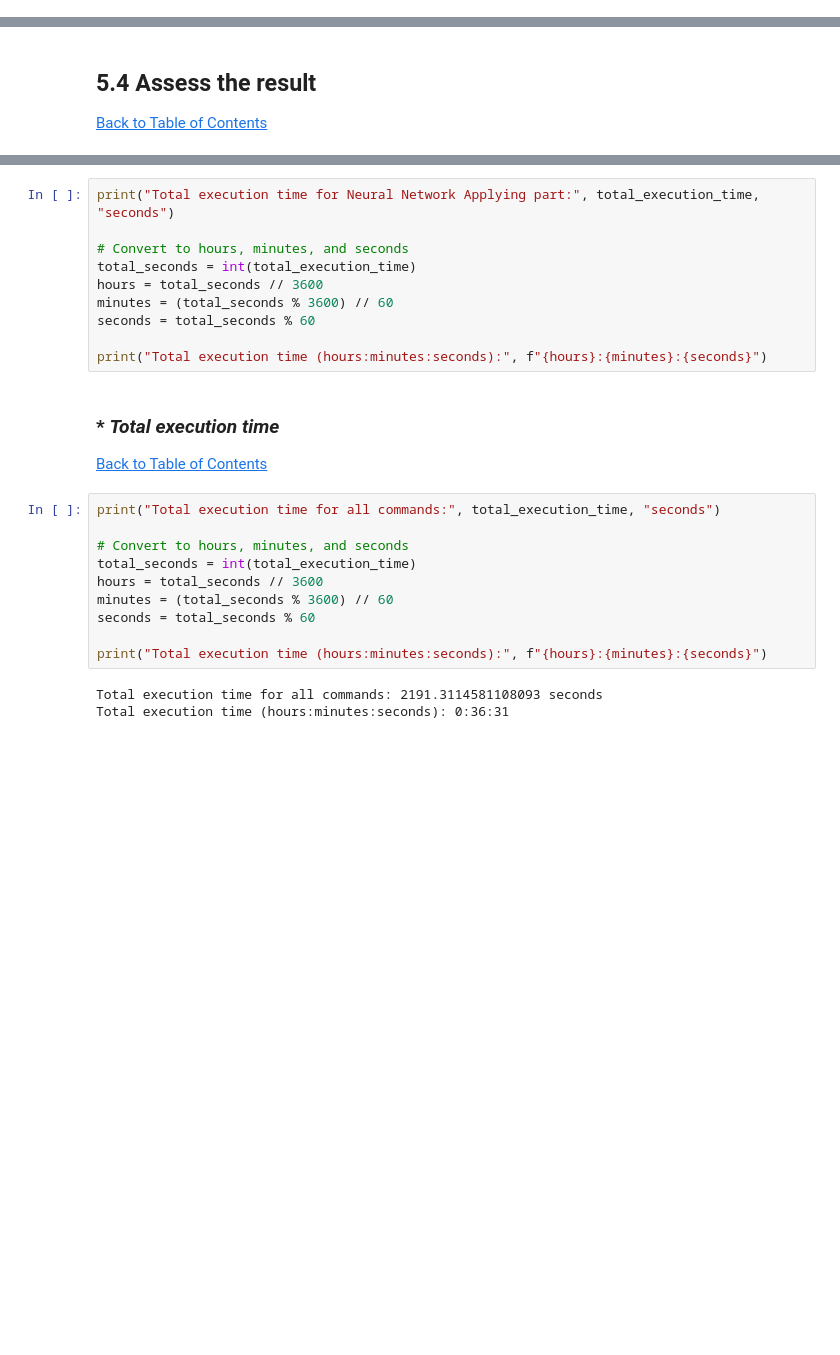
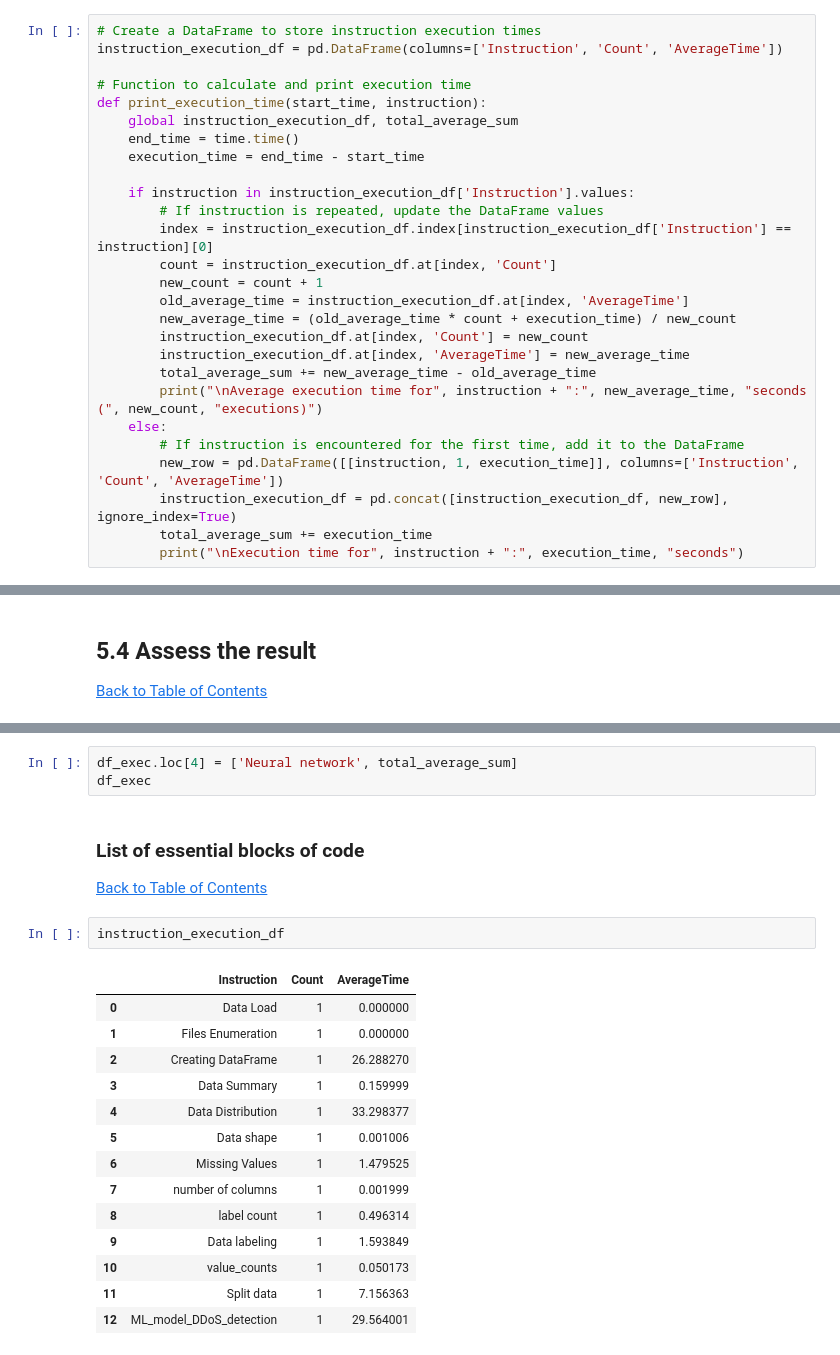
Before and after one commit to Natidhcp/MSC_DA_sem2_CA1, a Jupyter notebook: MSc_DA_CA1(No_BigData).ipynb, the cells around one changed output, grey strips where cells are left out. Drawn from its saved outputs; the diff is of its cells as text; blank space fills up the shorter version.

```diff
--- a/MSc_DA_CA1(No_BigData).ipynb
+++ b/MSc_DA_CA1(No_BigData).ipynb
@@ -212,0 +196,27 @@ def print_execution_time(start_time):
+# %%
+# Create a DataFrame to store instruction execution times
+instruction_execution_df = pd.DataFrame(columns=['Instruction', 'Count', 'AverageTime'])
+
+# Function to calculate and print execution time
+def print_execution_time(start_time, instruction):
+    global instruction_execution_df, total_average_sum
+    end_time = time.time()
+    execution_time = end_time - start_time
+
+    if instruction in instruction_execution_df['Instruction'].values:
+        # If instruction is repeated, update the DataFrame values
+        index = instruction_execution_df.index[instruction_execution_df['Instruction'] == instruction][0]
+        count = instruction_execution_df.at[index, 'Count']
+        new_count = count + 1
+        old_average_time = instruction_execution_df.at[index, 'AverageTime']
+        new_average_time = (old_average_time * count + execution_time) / new_count
+        instruction_execution_df.at[index, 'Count'] = new_count
+        instruction_execution_df.at[index, 'AverageTime'] = new_average_time
+        total_average_sum += new_average_time - old_average_time
+        print("\nAverage execution time for", instruction + ":", new_average_time, "seconds (", new_count, "executions)")
+    else:
+        # If instruction is encountered for the first time, add it to the DataFrame
+        new_row = pd.DataFrame([[instruction, 1, execution_time]], columns=['Instruction', 'Count', 'AverageTime'])
+        instruction_execution_df = pd.concat([instruction_execution_df, new_row], ignore_index=True)
+        total_average_sum += execution_time
+        print("\nExecution time for", instruction + ":", execution_time, "seconds")
@@ -847,28 +755,25 @@ Execution time: 20.24667978286743 seconds
 [Back to Table of Contents](#0.1)
 # %%
-print("Total execution time for Neural Network Applying part:", total_execution_time, "seconds")
-
-# Convert to hours, minutes, and seconds
-total_seconds = int(total_execution_time)
-hours = total_seconds // 3600
-minutes = (total_seconds % 3600) // 60
-seconds = total_seconds % 60
-
-print("Total execution time (hours:minutes:seconds):", f"{hours}:{minutes}:{seconds}")
+df_exec.loc[4] = ['Neural network', total_average_sum]
+df_exec
 # %% [markdown]
 <a class="anchor" id="6"></a>
-### * *Total execution time*
+### List of essential blocks of code
 [Back to Table of Contents](#0.1)
 # %%
-print("Total execution time for all commands:", total_execution_time, "seconds")
-
-# Convert to hours, minutes, and seconds
-total_seconds = int(total_execution_time)
-hours = total_seconds // 3600
-minutes = (total_seconds % 3600) // 60
-seconds = total_seconds % 60
-
-print("Total execution time (hours:minutes:seconds):", f"{hours}:{minutes}:{seconds}")
+instruction_execution_df
 # %% [output]
-Total execution time for all commands: 2191.3114581108093 seconds
-Total execution time (hours:minutes:seconds): 0:36:31
+|  | Instruction | Count | AverageTime |
+| 0 | Data Load | 1 | 0.000000 |
+| 1 | Files Enumeration | 1 | 0.000000 |
+| 2 | Creating DataFrame | 1 | 26.288270 |
+| 3 | Data Summary | 1 | 0.159999 |
+| 4 | Data Distribution | 1 | 33.298377 |
+| 5 | Data shape | 1 | 0.001006 |
+| 6 | Missing Values | 1 | 1.479525 |
+| 7 | number of columns | 1 | 0.001999 |
+| 8 | label count | 1 | 0.496314 |
+| 9 | Data labeling | 1 | 1.593849 |
+| 10 | value_counts | 1 | 0.050173 |
+| 11 | Split data | 1 | 7.156363 |
+| 12 | ML_model_DDoS_detection | 1 | 29.564001 |
```
Also changed, not shown: parts of 74 cells of this notebook, 1 other file.
